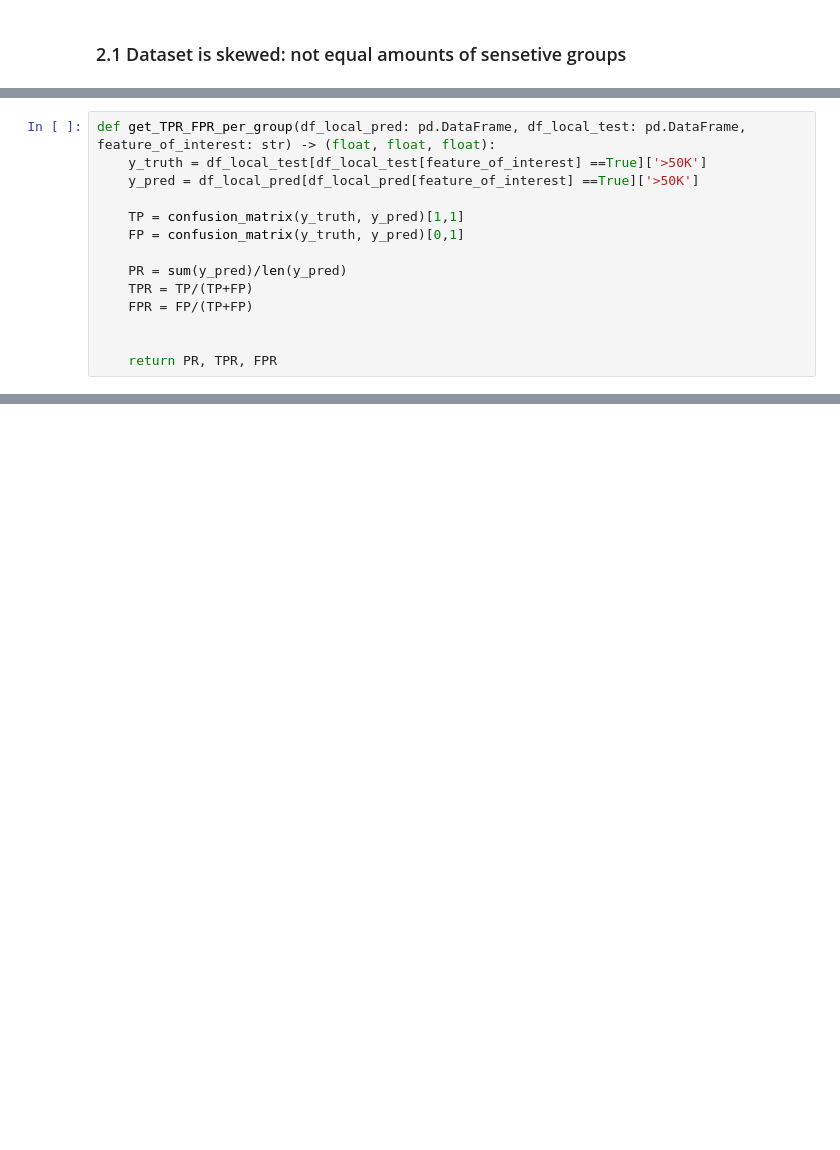
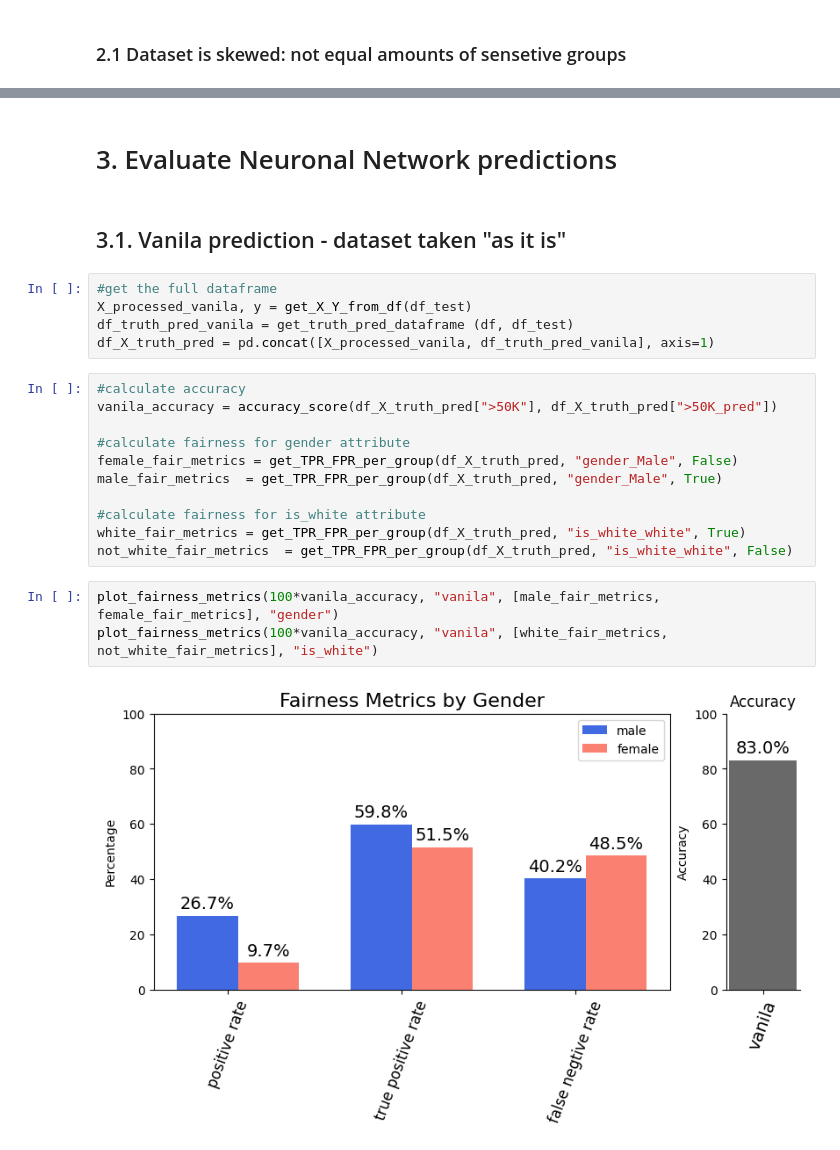
Before and after one commit to golubevtanya/ethic_ai, a Jupyter notebook: cencuc_analysis.ipynb, the cells around one changed output, grey strips where cells are left out. Saved outputs shown, nothing was run; the diff lists cells and outputs as text; blank space fills up the shorter version.

```diff
--- a/cencuc_analysis.ipynb
+++ b/cencuc_analysis.ipynb
@@ -299,14 +51,0 @@ conf_matrix = confusion_matrix(y_test, y_test_predictions)
-# %%
-def get_TPR_FPR_per_group(df_local_pred: pd.DataFrame, df_local_test: pd.DataFrame, feature_of_interest: str) -> (float, float, float):
-    y_truth = df_local_test[df_local_test[feature_of_interest] ==True]['>50K']
-    y_pred = df_local_pred[df_local_pred[feature_of_interest] ==True]['>50K']
-
-    TP = confusion_matrix(y_truth, y_pred)[1,1]
-    FP = confusion_matrix(y_truth, y_pred)[0,1]
-
-    PR = sum(y_pred)/len(y_pred)
-    TPR = TP/(TP+FP)
-    FPR = FP/(TP+FP)
-
-
-    return PR, TPR, FPR
@@ -361,0 +68,25 @@ True Positive Rate [0.85343075]
+# %% [markdown]
+# 3. Evaluate Neuronal Network predictions
+# %% [markdown]
+## 3.1. Vanila prediction - dataset taken "as it is"
+# %%
+#get the full dataframe
+X_processed_vanila, y = get_X_Y_from_df(df_test)
+df_truth_pred_vanila = get_truth_pred_dataframe (df, df_test)
+df_X_truth_pred = pd.concat([X_processed_vanila, df_truth_pred_vanila], axis=1)
+# %%
+#calculate accuracy
+vanila_accuracy = accuracy_score(df_X_truth_pred[">50K"], df_X_truth_pred[">50K_pred"])
+
+#calculate fairness for gender attribute
+female_fair_metrics = get_TPR_FPR_per_group(df_X_truth_pred, "gender_Male", False)
+male_fair_metrics  = get_TPR_FPR_per_group(df_X_truth_pred, "gender_Male", True)
+
+#calculate fairness for is_white attribute
+white_fair_metrics = get_TPR_FPR_per_group(df_X_truth_pred, "is_white_white", True)
+not_white_fair_metrics  = get_TPR_FPR_per_group(df_X_truth_pred, "is_white_white", False)
+# %%
+plot_fairness_metrics(100*vanila_accuracy, "vanila", [male_fair_metrics, female_fair_metrics], "gender")
+plot_fairness_metrics(100*vanila_accuracy, "vanila", [white_fair_metrics, not_white_fair_metrics], "is_white")
+# %% [output]
+[figure, added]
```
Also changed, not shown: parts of 46 cells of this notebook, 3 other files.
